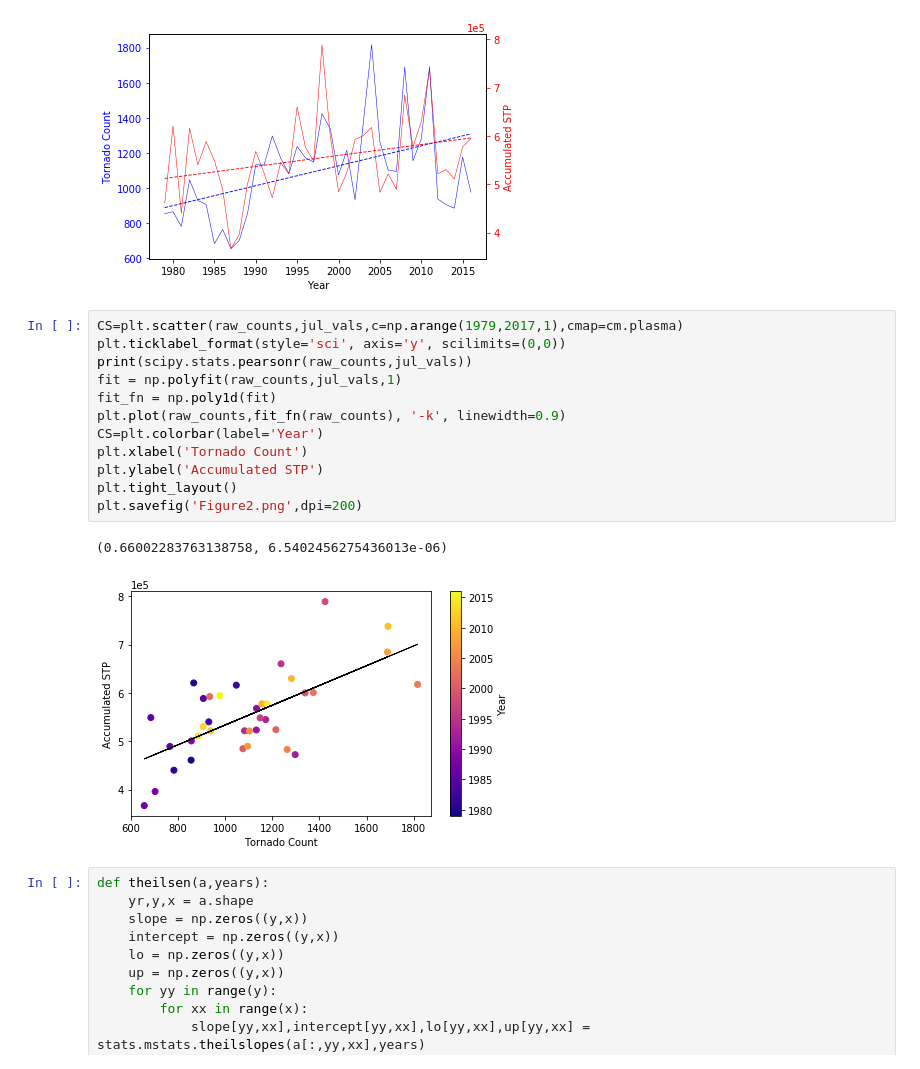
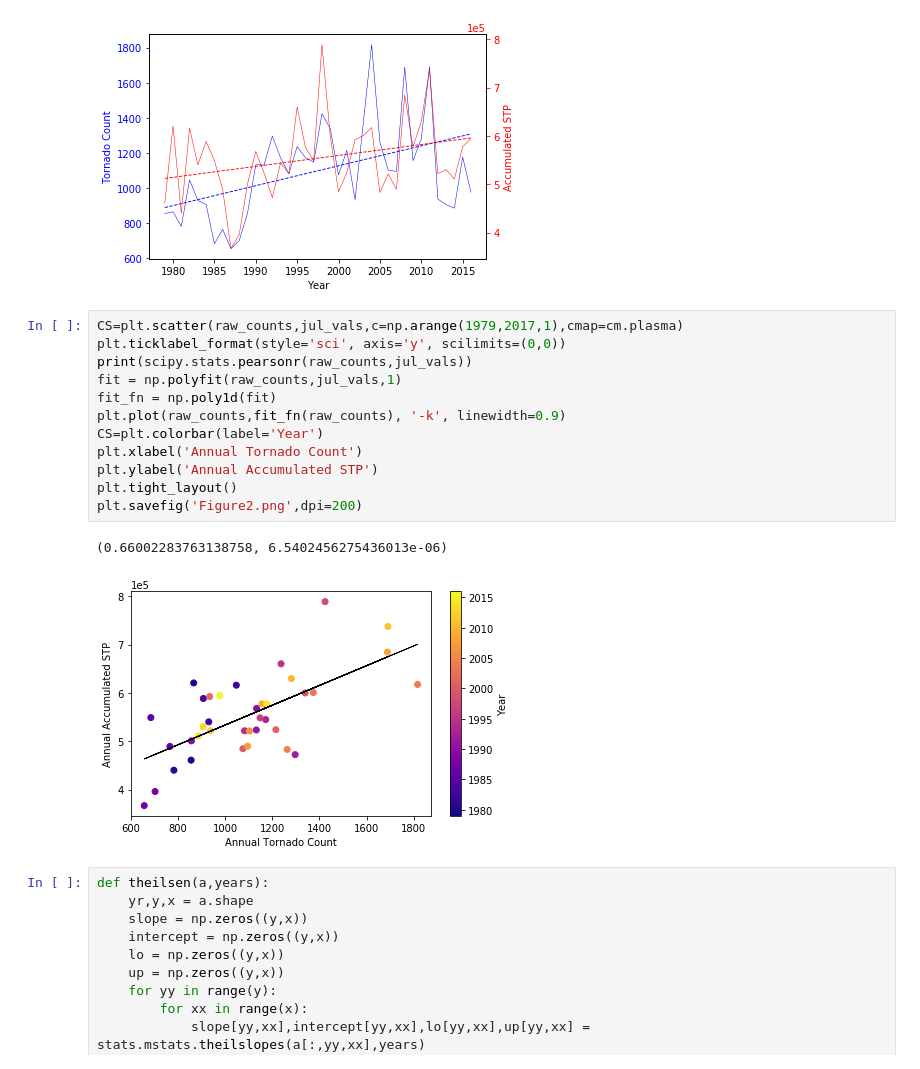
Before and after one commit to vgensini/enso, a Jupyter notebook: correlation.ipynb, the cells around one changed output. Cells and saved outputs as stored; diff of their text form.

Commit message:
Update to add report notebook and new images.

```diff
--- a/correlation.ipynb
+++ b/correlation.ipynb
@@ -141,18 +141,18 @@ plt.savefig('Figure1.png',dpi=200)
 # %%
 CS=plt.scatter(raw_counts,jul_vals,c=np.arange(1979,2017,1),cmap=cm.plasma)
 plt.ticklabel_format(style='sci', axis='y', scilimits=(0,0))
 print(scipy.stats.pearsonr(raw_counts,jul_vals))
 fit = np.polyfit(raw_counts,jul_vals,1)
 fit_fn = np.poly1d(fit)
 plt.plot(raw_counts,fit_fn(raw_counts), '-k', linewidth=0.9)
 CS=plt.colorbar(label='Year')
-plt.xlabel('Tornado Count')
-plt.ylabel('Accumulated STP')
+plt.xlabel('Annual Tornado Count')
+plt.ylabel('Annual Accumulated STP')
 plt.tight_layout()
 plt.savefig('Figure2.png',dpi=200)
 # %% [output]
 (0.66002283763138758, 6.5402456275436013e-06)
-[figure, old version]
+[figure, new version]
 # %%
 def theilsen(a,years):
     yr,y,x = a.shape
```
Also changed, not shown: 41 other files.
